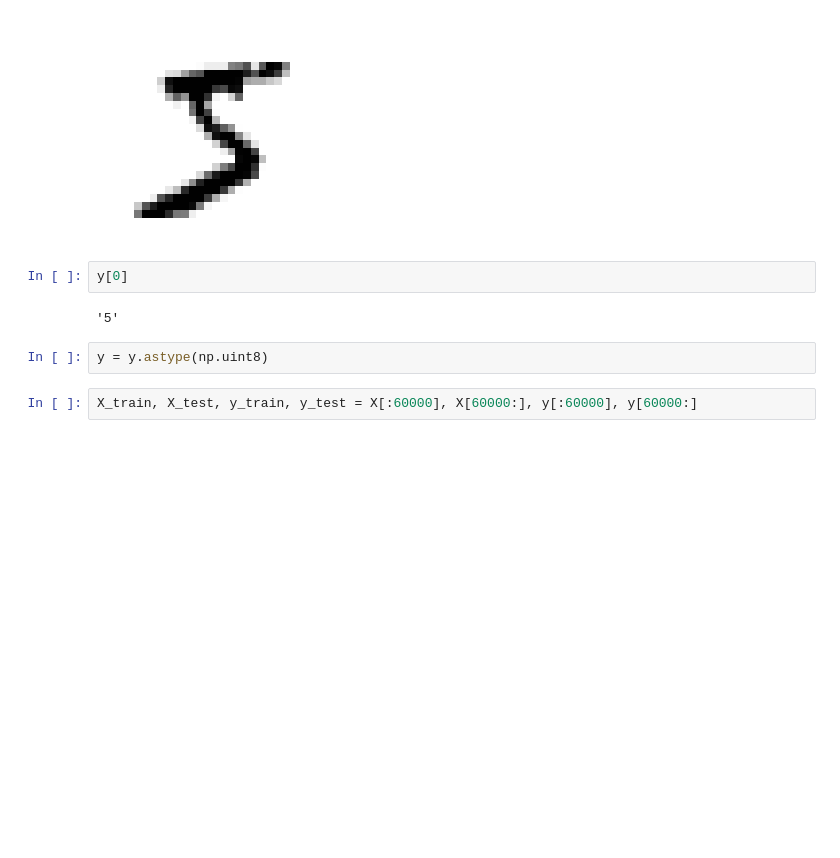
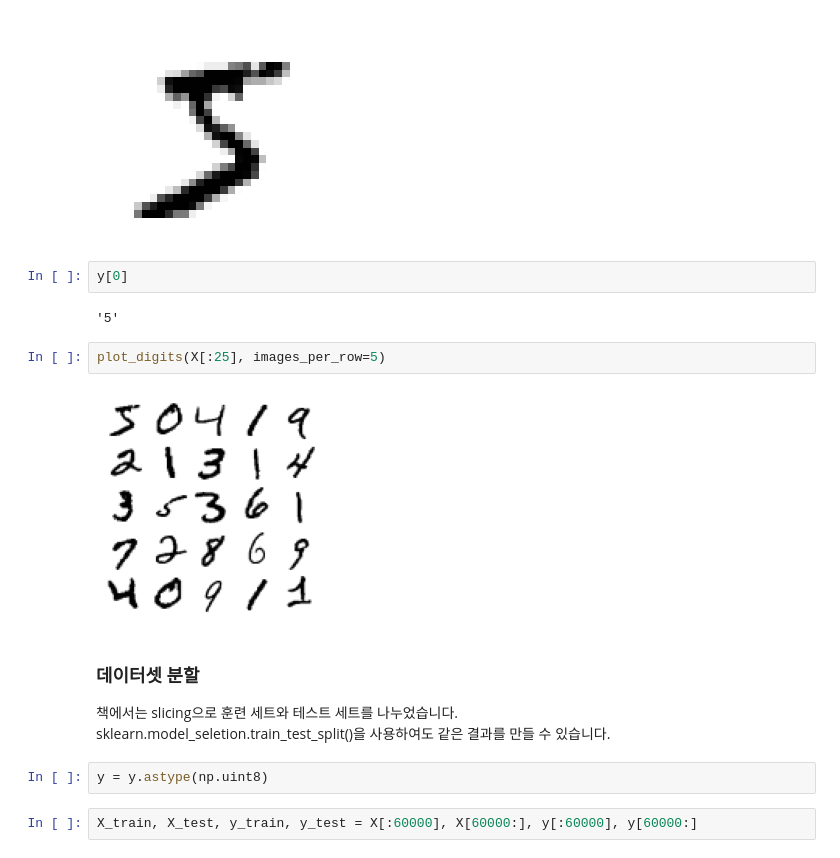
Before and after one commit to sim-so/HandsOnML, a Jupyter notebook: 03_Classification.ipynb, the cells around one changed output. Drawn from its saved outputs; the diff is of its cells as text; blank space fills up the shorter version.

```diff
--- a/03_Classification.ipynb
+++ b/03_Classification.ipynb
@@ -38,6 +73,14 @@ plt.show()
 y[0]
 # %% [output]
 '5'
+# %%
+plot_digits(X[:25], images_per_row=5)
+# %% [output]
+[figure, added]
+# %% [markdown]
+### 데이터셋 분할
+책에서는 slicing으로 훈련 세트와 테스트 세트를 나누었습니다.\
+sklearn.model_seletion.train_test_split()을 사용하여도 같은 결과를 만들 수 있습니다.
 # %%
 y = y.astype(np.uint8)
 # %%
```
Also changed, not shown: parts of 38 cells of this notebook.
